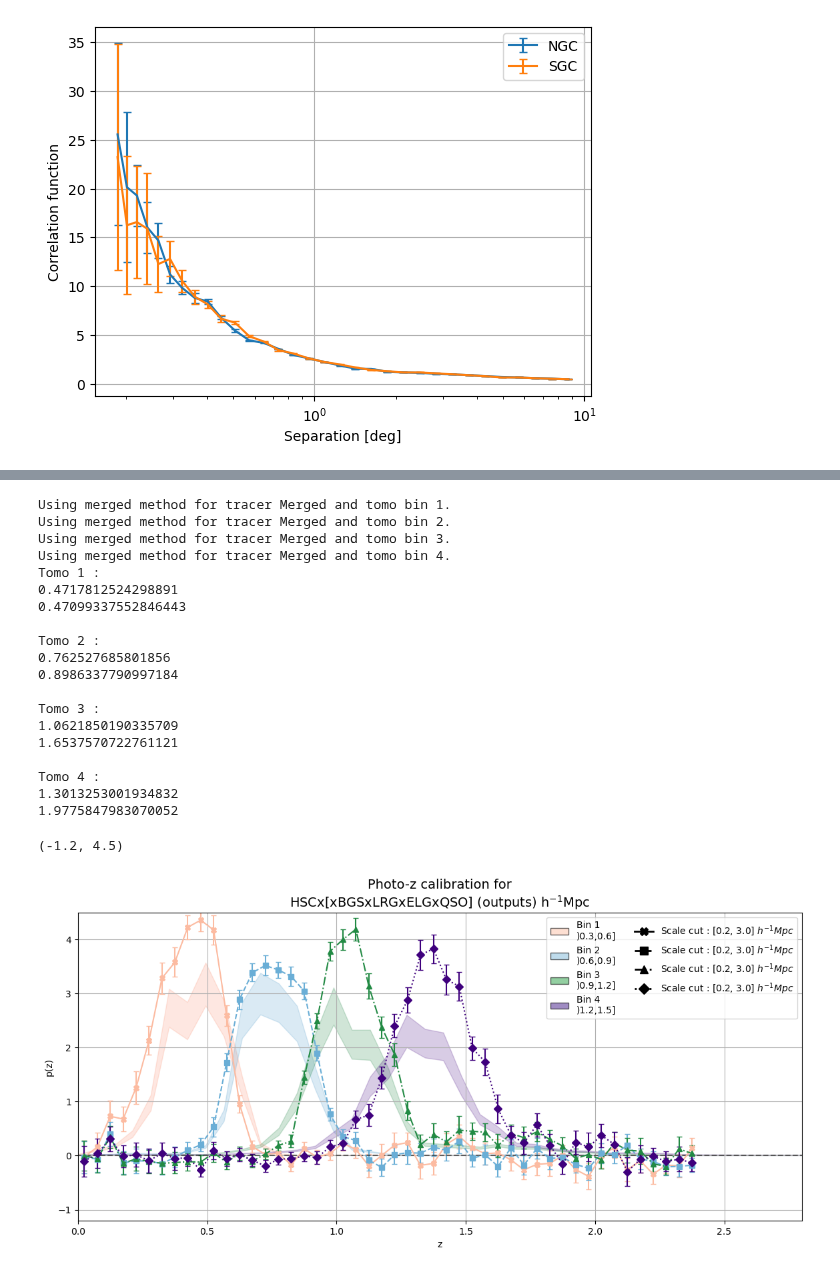
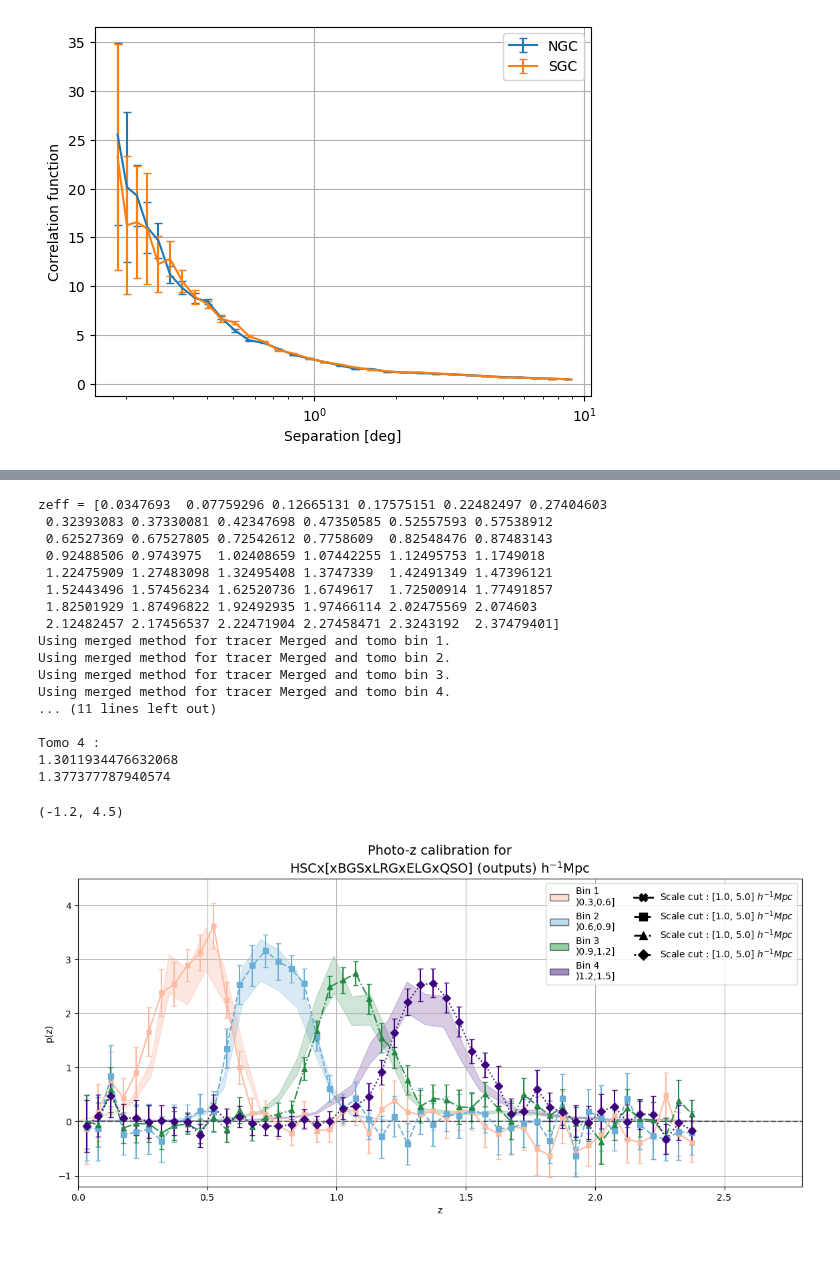
Before and after one commit to JeanCHDJdev/desi-y3-hsc, a Jupyter notebook: src/statistics/merged_results.ipynb, the cells around one changed output, grey strips where cells are left out. Drawn from its saved outputs; the diff is of its cells as text; code cells hidden in the pictures.

```diff
--- a/src/statistics/merged_results.ipynb
+++ b/src/statistics/merged_results.ipynb
@@ -83,12 +79,12 @@ Combining results
 # %%
 path_dictionary = {
     'HSC' : ROOT / 'v1' / f'autos_NGC', # with no wpp correction, is unused
-    'DESI_NGC' : ROOT / 'v7' / f'autos_NGC',
-    'DESI_SGC' : ROOT / 'v7' / f'autos_SGC',
-    'DESIxHSC' : ROOT / 'v1' / f'cross',
+    'DESI_NGC' : ROOT / 'v10' / f'autos_NGC',
+    'DESI_SGC' : ROOT / 'v10' / f'autos_SGC',
+    'DESIxHSC' : ROOT / 'v10' / f'cross',
 }
 # %%
-outdir = ROOT / 'merged_v1_v10'
+outdir = ROOT / 'merged_v10'
 # %%
 importlib.reload(inference)
 importlib.reload(comb)
@@ -199,13 +215,15 @@ plt.show()
 # %%
 import calibration as cal
 importlib.reload(cal)
-for i in range(100):
+for i in range(20):
     shuffle = np.random.permutation(len(meas[0]))
     # compute pz with shuffled data
     pz = cal.compute_pz(meas[0][shuffle], meas[1][shuffle])
     # undo shuffle
     pz = np.array(pz)[np.argsort(shuffle)]
     plt.plot(zval, pz, color='red', alpha=0.3, lw=0.5)
+pz_no_shuffle = cal.compute_pz(meas[0], meas[1])
+plt.plot(zval, pz_no_shuffle, color='blue', lw=2, label='No shuffle')
 plt.axhline(0, color='k', linestyle='--')
 plt.xlabel('z', fontsize=16)
 plt.ylabel('p(z)', fontsize=16)
@@ -231,16 +249,20 @@ tomo_bin_dnnz = np.loadtxt('hsc_pz/data/tomographic_binning_dnnz.dat')
 
 fig, ax = plt.subplots(figsize=(14, 6))
 
-scale_cut = [.2, 3]
+scale_cut = [1, 5]
 
 tomo_interest = [1, 2, 3, 4]  # tomographic bins of interest
 title = 'Photo-z calibration for\nHSCx['
 zbins = np.arange(0.0, 2.4 + 0.05, 0.05)
+redshifts = np.load('zeff/desi_z_clustering_catalogs.npy')
+zeff = np.array(
+    [np.mean(redshifts[(zbins[i] < redshifts) & (redshifts <= zbins[i+1])]) for i in range(len(zbins)-1)]
+)
+print(f'zeff = {zeff}')
 
 nz = []
 nz_err = []
 for tomo in tomo_interest:
-    zval = zbins[:-1] + np.diff(zbins) / 2
     tomo_nz, tomo_nz_err = inference.full_npz_tomo(
         path_dictionary=path_dictionary,
         scale_cuts=scale_cut,
@@ -251,11 +273,10 @@ for tomo in tomo_interest:
     nonnanz = ~np.isnan(tomo_nz)
     tomo_nz = tomo_nz[nonnanz]
     tomo_nz_err = tomo_nz_err[nonnanz]
-    zval = zval[nonnanz]
+    zval = zeff[nonnanz]
     nz_int = simpson(tomo_nz, x=zval)
     nz.append(tomo_nz/nz_int)
     nz_err.append(tomo_nz_err/nz_int)
-
     ax.errorbar(
         x=zval,
         y=nz[tomo-1],
@@ -322,45 +343,43 @@ for i, (marker, linestyle, tracer) in enumerate(zip(markers, linestyles, tracers
         linewidth=2
     )
     legend_elements.append(element)
 
 ax.legend(
     handles=legend_elements,
     loc='upper right',
     ncol=2,
     fontsize=10,
 )
 
 for i in range(len(nz)):
     print(f'Tomo {i+1} :')
     assert len(nz[i]) == len(zval), f'Length mismatch for tomo {i+1}'
     print(f'{simpson(np.multiply(mids, dnnz_list[i]), x=mids)}')
     print(f'{simpson(np.multiply(nz[i], zval), x=zval)}\n')
 
 ax.axhline(0, color='black', linestyle='--', alpha=0.5)
 ax.grid()
 ax.set_title(title, fontsize=14)
 ax.set_xlim(0, 2.8)
 ax.set_ylim(-1.2, 4.5)
 # %% [output]
+zeff = [0.0347693  0.07759296 0.12665131 0.17575151 0.22482497 0.27404603
+ 0.32393083 0.37330081 0.42347698 0.47350585 0.52557593 0.57538912
+ 0.62527369 0.67527805 0.72542612 0.7758609  0.82548476 0.87483143
+ 0.92488506 0.9743975  1.02408659 1.07442255 1.12495753 1.1749018
+ 1.22475909 1.27483098 1.32495408 1.3747339  1.42491349 1.47396121
+ 1.52443496 1.57456234 1.62520736 1.6749617  1.72500914 1.77491857
+ 1.82501929 1.87496822 1.92492935 1.97466114 2.02475569 2.074603
+ 2.12482457 2.17456537 2.22471904 2.27458471 2.3243192  2.37479401]
 Using merged method for tracer Merged and tomo bin 1.
 Using merged method for tracer Merged and tomo bin 2.
 Using merged method for tracer Merged and tomo bin 3.
 Using merged method for tracer Merged and tomo bin 4.
-Tomo 1 :
-0.4717812524298891
-0.47099337552846443
-
-Tomo 2 :
-0.762527685801856
-0.8986337790997184
-
-Tomo 3 :
-1.0621850190335709
-1.6537570722761121
+... (11 lines left out)
 
 Tomo 4 :
-1.3013253001934832
-1.9775847983070052
+1.3011934476632068
+1.377377787940574
 (-1.2, 4.5)
-[figure, old version]
+[figure, new version]
 # %% [markdown]
```
Also changed, not shown: parts of 18 cells of this notebook, 1 other file.
